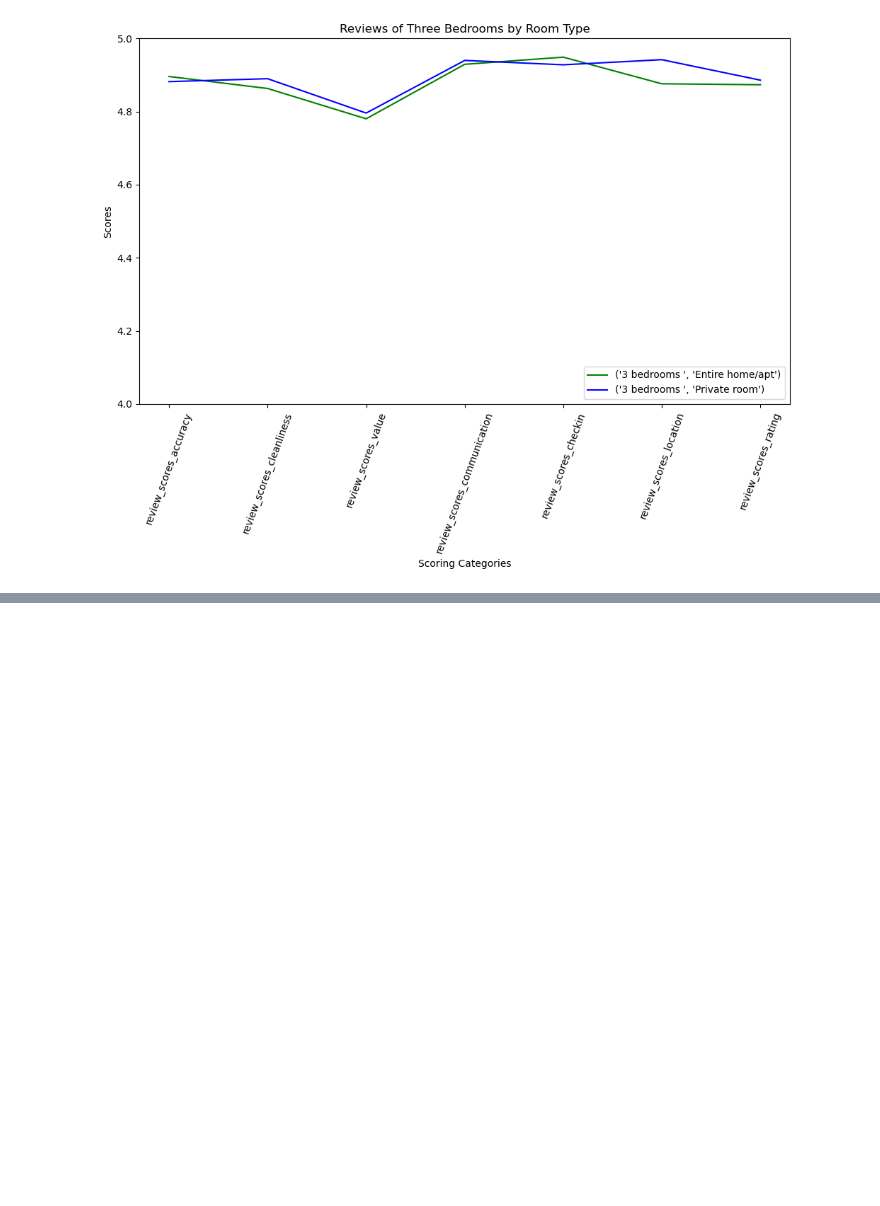
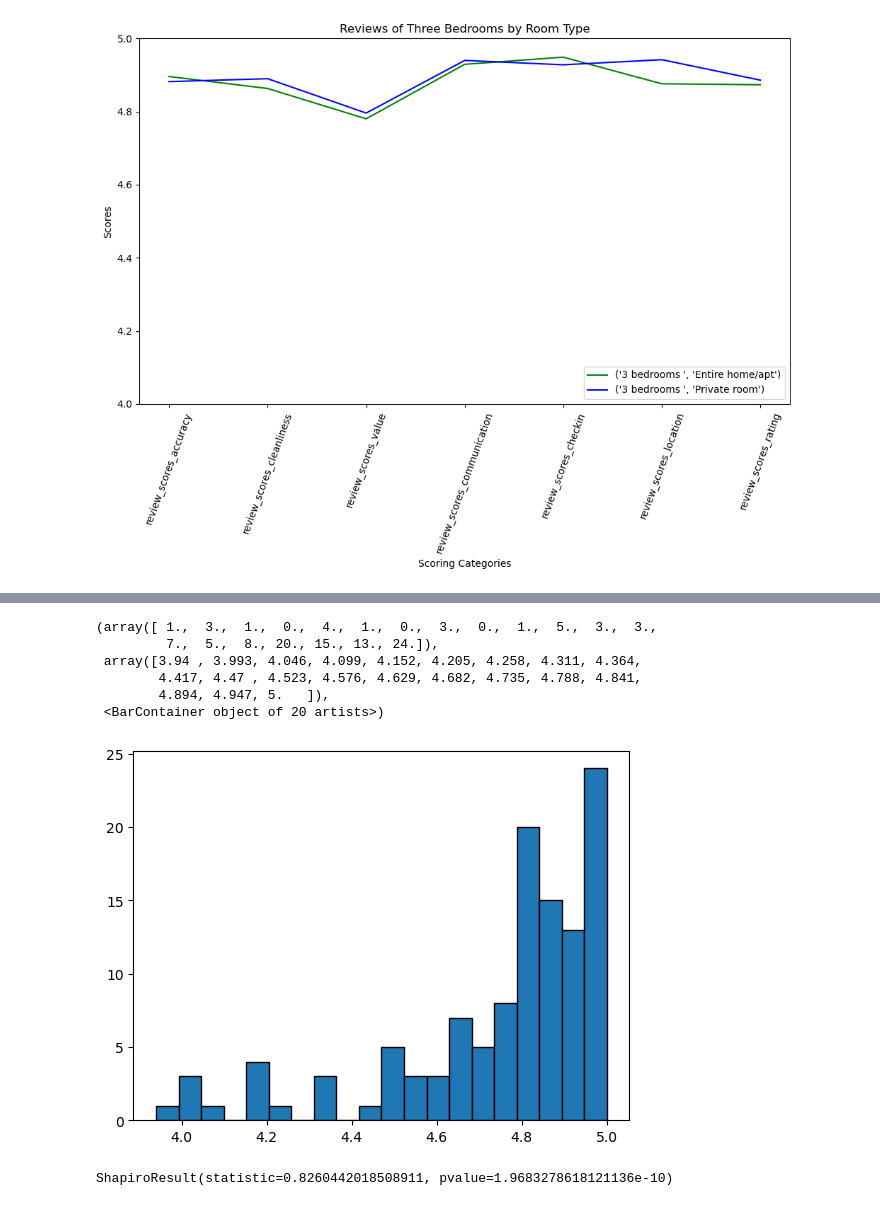
Before and after one commit to twmandel/Data-Project-1, a Jupyter notebook: RI_Analysis.ipynb, the cells around one changed output, grey strips where cells are left out. Drawn from its saved outputs; the diff is of its cells as text; code cells hidden in the pictures; blank space fills up the shorter version.

```diff
--- a/RI_Analysis.ipynb
+++ b/RI_Analysis.ipynb
@@ -487,3 +489,11 @@ plt.tight_layout()
 plt.show()
 # %% [output]
 [figure]
+# %%
+# Calculated Average Score Ratings for Each Host(Host ID)
+
+host_ratings = ri_listings.groupby(['host_id', 'host_name', 'current_host_listings', 'total_host_listings_count'])['review_scores_rating'].mean()
+host_ratings_df = pd.DataFrame(host_ratings)
+host_ratings_dfs = host_ratings_df.sort_values(by='total_host_listings_count', ascending=False)
+host_ratings_dfs.reset_index(inplace=True)
+host_ratings_dfs
@@ -489,0 +514,6 @@ plt.show()
+# %%
+# Dropped N/A values from Total Dataframe and Calculated average Review Rating for the Population
+
+host_ratings_dfs = host_ratings_dfs.dropna(subset=['review_scores_rating'])
+print("mean scores rating: " + str(host_ratings_dfs["review_scores_rating"].mean()))
+host_ratings_dfs
@@ -489,0 +584,9 @@ plt.show()
+# %%
+# Calculated Average Score Ratings for Each Host(Host ID) with Total Listings Greater than 10
+
+large_host_ratings = host_ratings_dfs.loc[host_ratings_dfs["total_host_listings_count"] > 10]
+
+#Caclulated mean
+
+print("mean scores rating: " + str(large_host_ratings["review_scores_rating"].mean()))
+large_host_ratings
@@ -489,0 +608,25 @@ plt.show()
+# %%
+# Convert Dataframe into values for Testing
+population_host = host_ratings_dfs["review_scores_rating"]
+single_host = single_listing_host_ratings_dfs["review_scores_rating"]
+large_host = large_host_ratings["review_scores_rating"]
+small_host = small_host_ratings["review_scores_rating"]
+# %%
+
+# Plot Historgram to Check for Normality of Hosts with more than 5 Listings
+
+plt.hist(large_host, edgecolor='black', bins=20)
+# %% [output]
+(array([ 1.,  3.,  1.,  0.,  4.,  1.,  0.,  3.,  0.,  1.,  5.,  3.,  3.,
+         7.,  5.,  8., 20., 15., 13., 24.]),
+ array([3.94 , 3.993, 4.046, 4.099, 4.152, 4.205, 4.258, 4.311, 4.364,
+        4.417, 4.47 , 4.523, 4.576, 4.629, 4.682, 4.735, 4.788, 4.841,
+        4.894, 4.947, 5.   ]),
+ <BarContainer object of 20 artists>)
+[figure, added]
+# %%
+# Shapiro Test to check for Normality
+
+shapiro(large_host)
+# %% [output]
+ShapiroResult(statistic=0.8260442018508911, pvalue=1.9683278618121136e-10)
```
Also changed, not shown: parts of 15 cells of this notebook, 1 other file.
